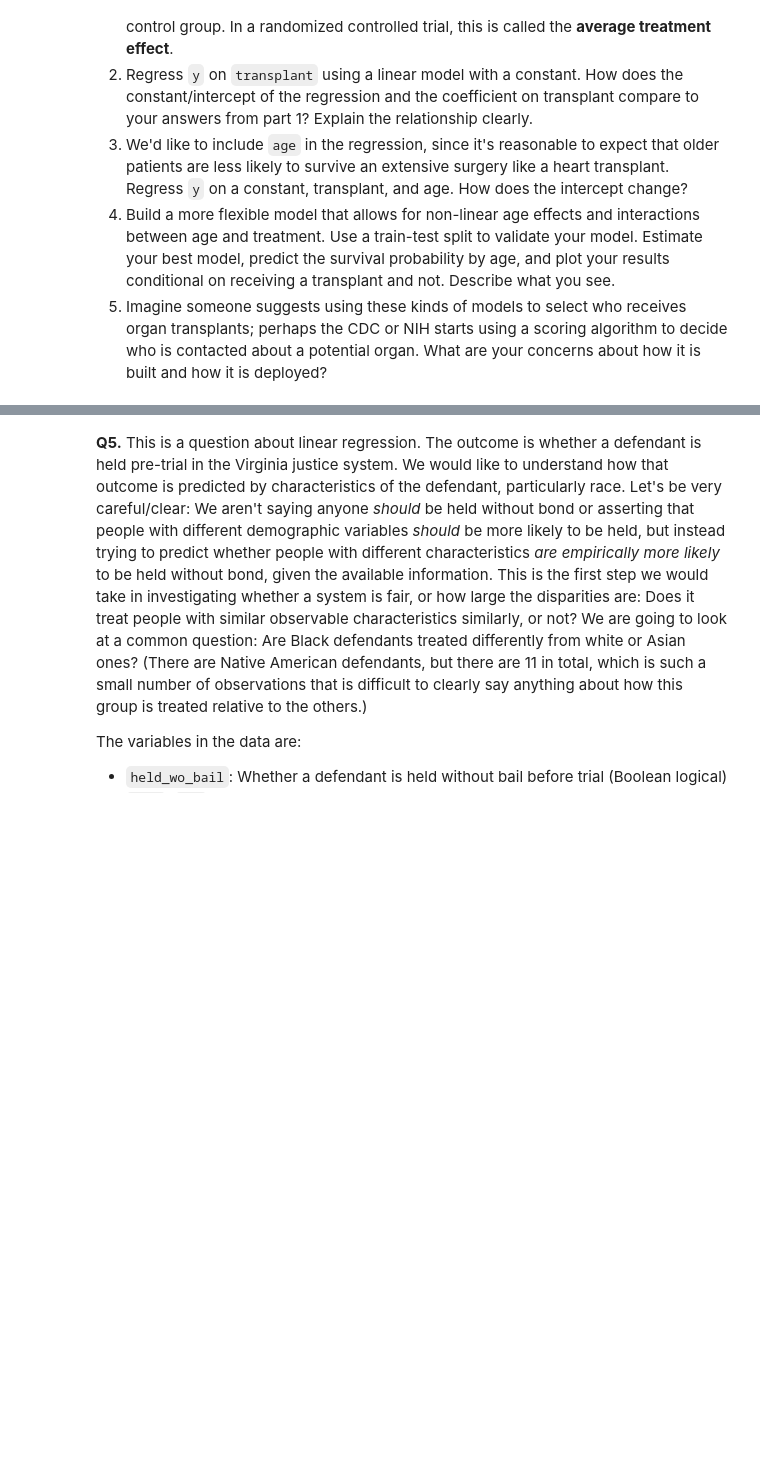
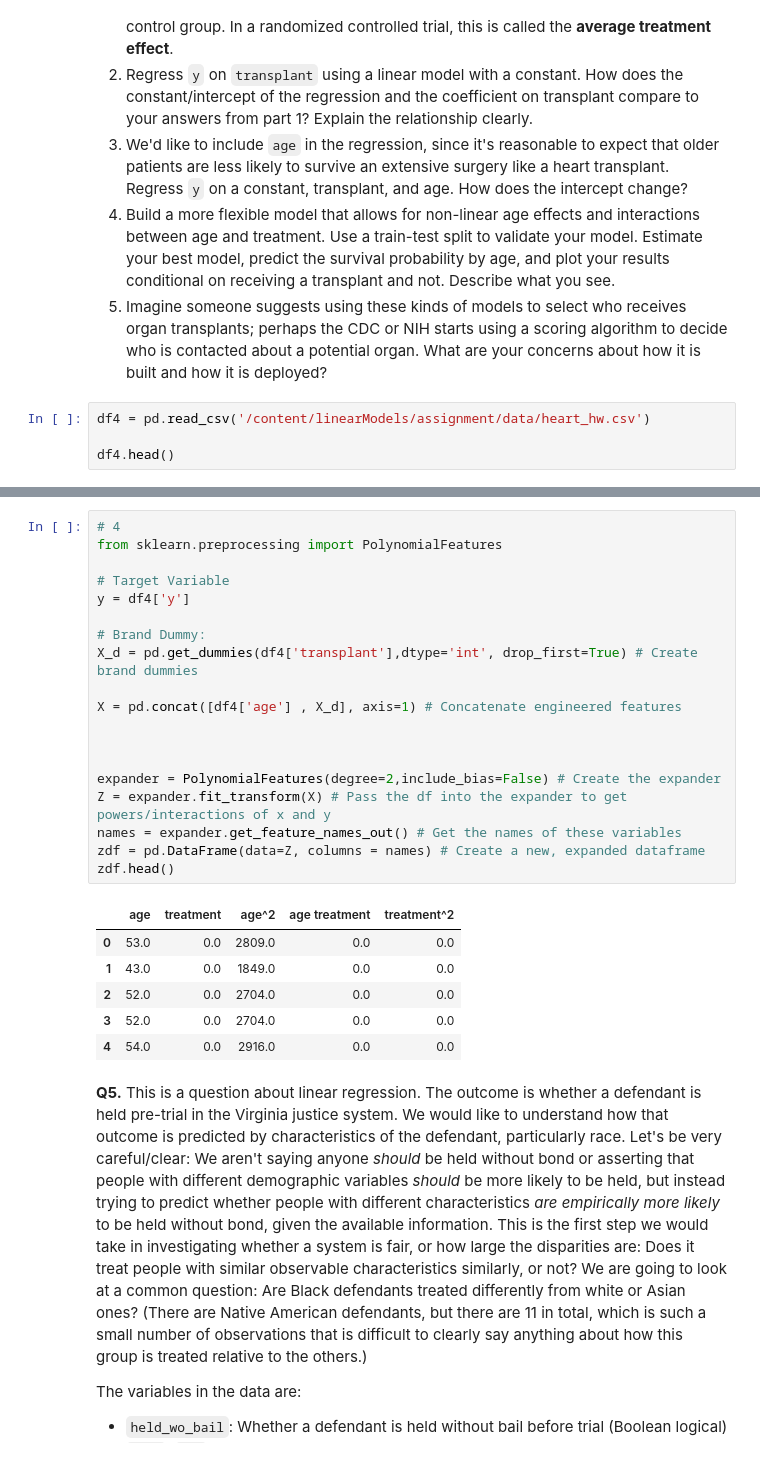
Before and after one commit to KaranRawatUVA/linearModels, a Jupyter notebook: assignment/assignment.ipynb, the cells around one changed output, grey strips where cells are left out. Drawn from its saved outputs; the diff is of its cells as text; blank space fills up the shorter version.

```diff
--- a/assignment/assignment.ipynb
+++ b/assignment/assignment.ipynb
@@ -388,3 +450,7 @@ Since a heart transplant is a dangerous operation and even people who successful
 3. We'd like to include `age` in the regression, since it's reasonable to expect that older patients are less likely to survive an extensive surgery like a heart transplant. Regress `y` on a constant, transplant, and age. How does the intercept change?
 4. Build a more flexible model that allows for non-linear age effects and interactions between age and treatment. Use a train-test split to validate your model. Estimate your best model, predict the survival probability by age, and plot your results conditional on receiving a transplant and not. Describe what you see.
 5. Imagine someone suggests using these kinds of models to select who receives organ transplants; perhaps the CDC or NIH starts using a scoring algorithm to decide who is contacted about a potential organ. What are your concerns about how it is built and how it is deployed?
+# %%
+df4 = pd.read_csv('/content/linearModels/assignment/data/heart_hw.csv')
+
+df4.head()
@@ -391,3 +550,29 @@ Since a heart transplant is a dangerous operation and even people who successful
+# %%
+# 4
+from sklearn.preprocessing import PolynomialFeatures
+
+# Target Variable
+y = df4['y']
+
+# Brand Dummy:
+X_d = pd.get_dummies(df4['transplant'],dtype='int', drop_first=True) # Create brand dummies
+
+X = pd.concat([df4['age'] , X_d], axis=1) # Concatenate engineered features
+
+
+
+expander = PolynomialFeatures(degree=2,include_bias=False) # Create the expander
+Z = expander.fit_transform(X) # Pass the df into the expander to get powers/interactions of x and y
+names = expander.get_feature_names_out() # Get the names of these variables
+zdf = pd.DataFrame(data=Z, columns = names) # Create a new, expanded dataframe
+zdf.head()
+# %% [output]
+|  | age | treatment | age^2 | age treatment | treatment^2 |
+| 0 | 53.0 | 0.0 | 2809.0 | 0.0 | 0.0 |
+| 1 | 43.0 | 0.0 | 1849.0 | 0.0 | 0.0 |
+| 2 | 52.0 | 0.0 | 2704.0 | 0.0 | 0.0 |
+| 3 | 52.0 | 0.0 | 2704.0 | 0.0 | 0.0 |
+| 4 | 54.0 | 0.0 | 2916.0 | 0.0 | 0.0 |
 # %% [markdown]
 **Q5.** This is a question about linear regression. The outcome is whether a defendant is held pre-trial in the Virginia justice system. We would like to understand how that outcome is predicted by characteristics of the defendant, particularly race. Let's be very careful/clear: We aren't saying anyone *should* be held without bond or asserting that people with different demographic variables *should* be more likely to be held, but instead trying to predict whether people with different characteristics *are empirically more likely* to be held without bond, given the available information. This is the first step we would take in investigating whether a system is fair, or how large the disparities are: Does it treat people with similar observable characteristics similarly, or not? We are going to look at a common question: Are Black defendants treated differently from white or Asian ones? (There are Native American defendants, but there are 11 in total, which is such a small number of observations that is difficult to clearly say anything about how this group is treated relative to the others.)
 
```
Also changed, not shown: parts of 6 cells of this notebook.
